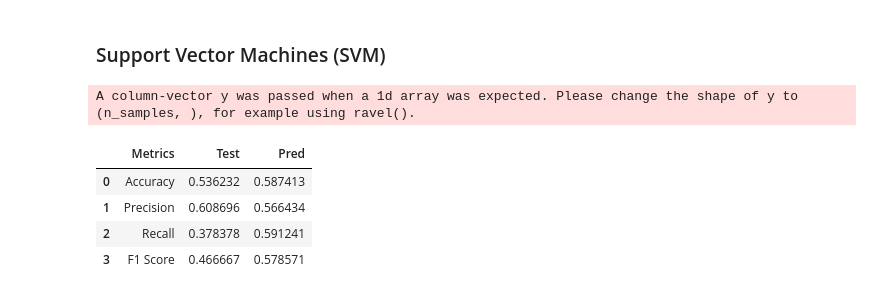
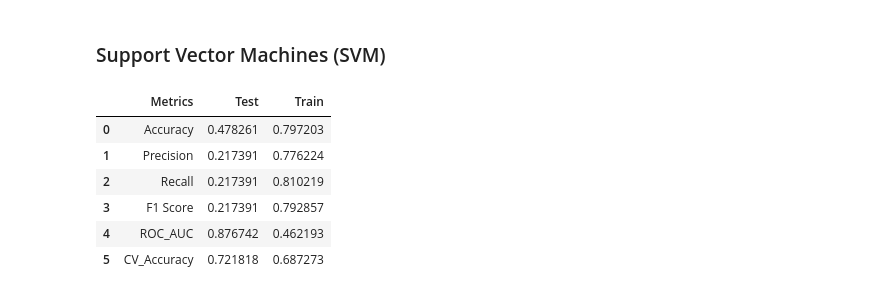
Before and after one commit to JodhiKrisantus/Improving-Employee-Retention, a Jupyter notebook: script_python.ipynb, the cells around one changed output. Saved outputs shown, nothing was run; the diff lists cells and outputs as text; code cells hidden in the pictures.

```diff
--- a/script_python.ipynb
+++ b/script_python.ipynb
@@ -10,7 +10,10 @@ import pandas as pd
 import numpy as np
 import matplotlib.pyplot as plt
 import seaborn as sns
+import warnings
+pd.set_option('display.max_columns', None)
 
+warnings.filterwarnings("ignore")
 pd.set_option('display.max_columns', None)
 # %%
 df = pd.read_excel(r"Improving Employee Retention by Predicting Employee Attrition Using Machine Learning.xlsx")
@@ -653,7 +656,9 @@ Name: is_resign, dtype: int64
 # %% [markdown]
 # Modeling
 # %%
-from sklearn.metrics import accuracy_score, precision_score, recall_score, f1_score
+from sklearn.metrics import accuracy_score, precision_score, recall_score, f1_score, roc_auc_score
+from sklearn.model_selection import GridSearchCV
+from sklearn.model_selection import  cross_validate, StratifiedKFold
 
 def eval(model):
     y_pred_test = model.predict(X_test)
@@ -671,10 +676,18 @@ def eval(model):
     test_f1 = f1_score(y_pred_test,y_test)
     train_f1 = f1_score(y_pred_train,y_train)
 
+    test_proba_roc = model.predict_proba(X_test)
+    train_proba_train = model.predict_proba(X_train)
+
+    train_roc = roc_auc_score(y_test, test_proba_roc[:, 1])
+    test_roc = roc_auc_score(y_train, train_proba_train[:, 1])
+
+    cv = cross_validate(estimator=model, X=X, y=y, cv=5, scoring='accuracy', return_train_score=True)
+
     dic_eval = {
-            'Metrics':['Accuracy','Precision','Recall','F1 Score'],
-            'Test':[test_acc,test_prec,test_recal,test_f1],
-            'Pred':[train_acc,train_prec,train_recal,train_f1]
+            'Metrics':['Accuracy','Precision','Recall','F1 Score','ROC_AUC', 'CV_Accuracy'],
+            'Test':[test_acc,test_prec,test_recal,test_f1,test_roc, cv['train_score'].mean()],
+            'Train':[train_acc,train_prec,train_recal,train_f1,train_roc,cv['test_score'].mean()]
         }
 
     return pd.DataFrame(data=dic_eval)
@@ -697,0 +737,11 @@ A column-vector y was passed when a 1d array was expected. Please change the sha
+# %%
+parameters = {
+    'C': [0.001, 0.01, 0.1, 1, 10, 100],
+    'penalty': ['l1', 'l2'],
+    'solver': ['liblinear', 'saga']
+}
+lr = LogisticRegression()
+lr_tuning = GridSearchCV(estimator=lr, param_grid=parameters, cv=5, scoring='accuracy')
+
+lr_tuning.fit(X_train, y_train)
+eval(lr_tuning)
@@ -717,0 +782,11 @@ Unlike other reduction functions (e.g. `skew`, `kurtosis`), the default behavior
+# %%
+parameters = {
+    'n_neighbors': [3, 5, 7, 9],  # Jumlah tetangga terdekat
+    'weights': ['uniform', 'distance'],  # Metode pembobotan
+    'p': [1, 2]  # Pilihan jarak (1 untuk Manhattan, 2 untuk Euclidean)
+}
+knn = KNeighborsClassifier()
+knn_tuning = GridSearchCV(estimator=knn, param_grid=parameters, cv=5, scoring='accuracy')
+
+knn_tuning.fit(X_train, y_train)
+eval(knn_tuning)
@@ -719,13 +802,14 @@ Unlike other reduction functions (e.g. `skew`, `kurtosis`), the default behavior
 ### Support Vector Machines (SVM)
 # %%
 from sklearn.svm import SVC
-sv = SVC(kernel="linear")
+sv = SVC(probability=True)
 sv.fit(X=X_train, y=y_train)
 eval(sv)
 # %% [output]
-A column-vector y was passed when a 1d array was expected. Please change the shape of y to (n_samples, ), for example using ravel().
-|  | Metrics | Test | Pred |
-| 0 | Accuracy | 0.536232 | 0.587413 |
-| 1 | Precision | 0.608696 | 0.566434 |
-| 2 | Recall | 0.378378 | 0.591241 |
-| 3 | F1 Score | 0.466667 | 0.578571 |
+|  | Metrics | Test | Train |
+| 0 | Accuracy | 0.478261 | 0.797203 |
+| 1 | Precision | 0.217391 | 0.776224 |
+| 2 | Recall | 0.217391 | 0.810219 |
+| 3 | F1 Score | 0.217391 | 0.792857 |
+| 4 | ROC_AUC | 0.876742 | 0.462193 |
+| 5 | CV_Accuracy | 0.721818 | 0.687273 |
```
Also changed, not shown: parts of 21 cells of this notebook.
